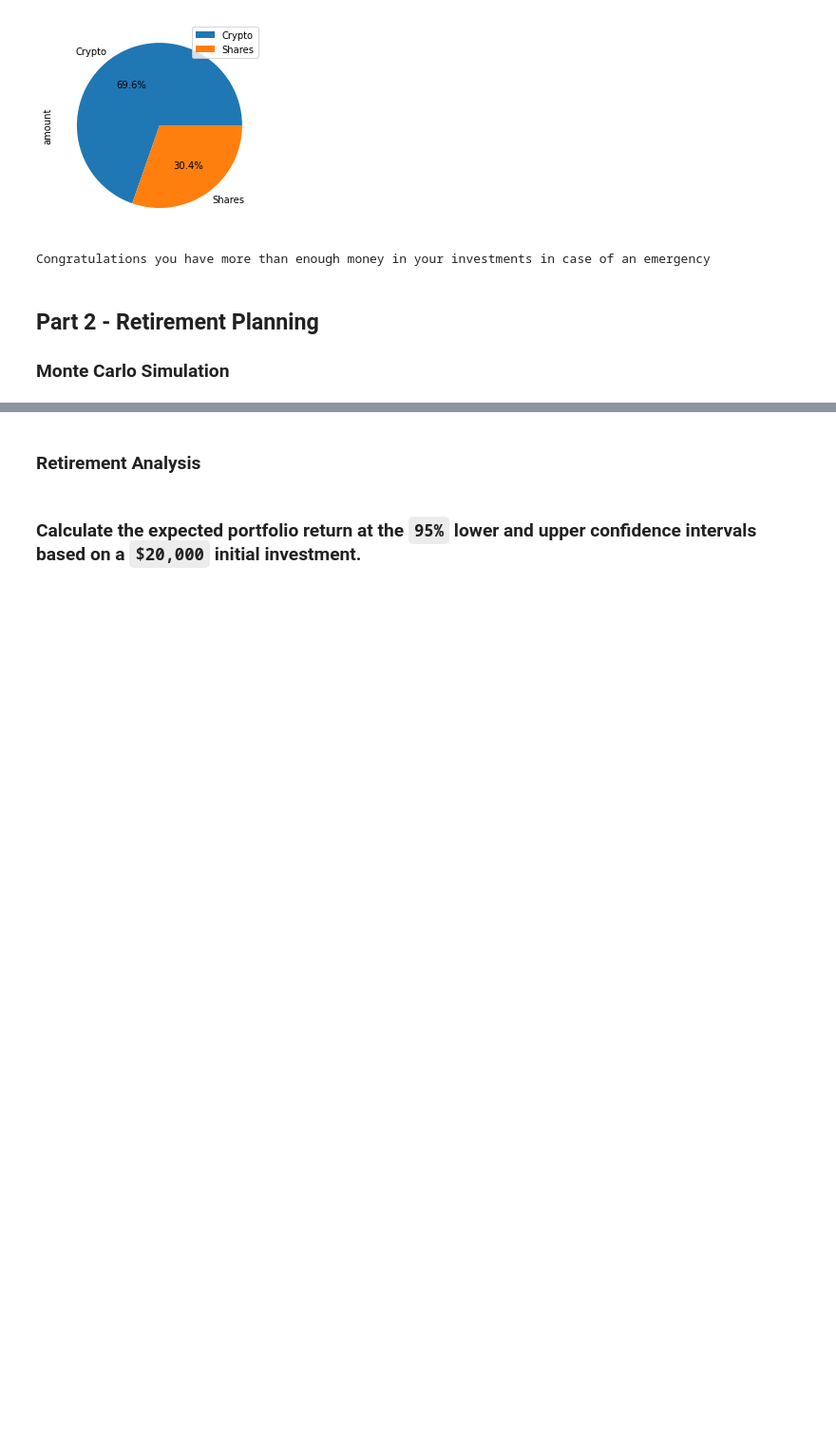
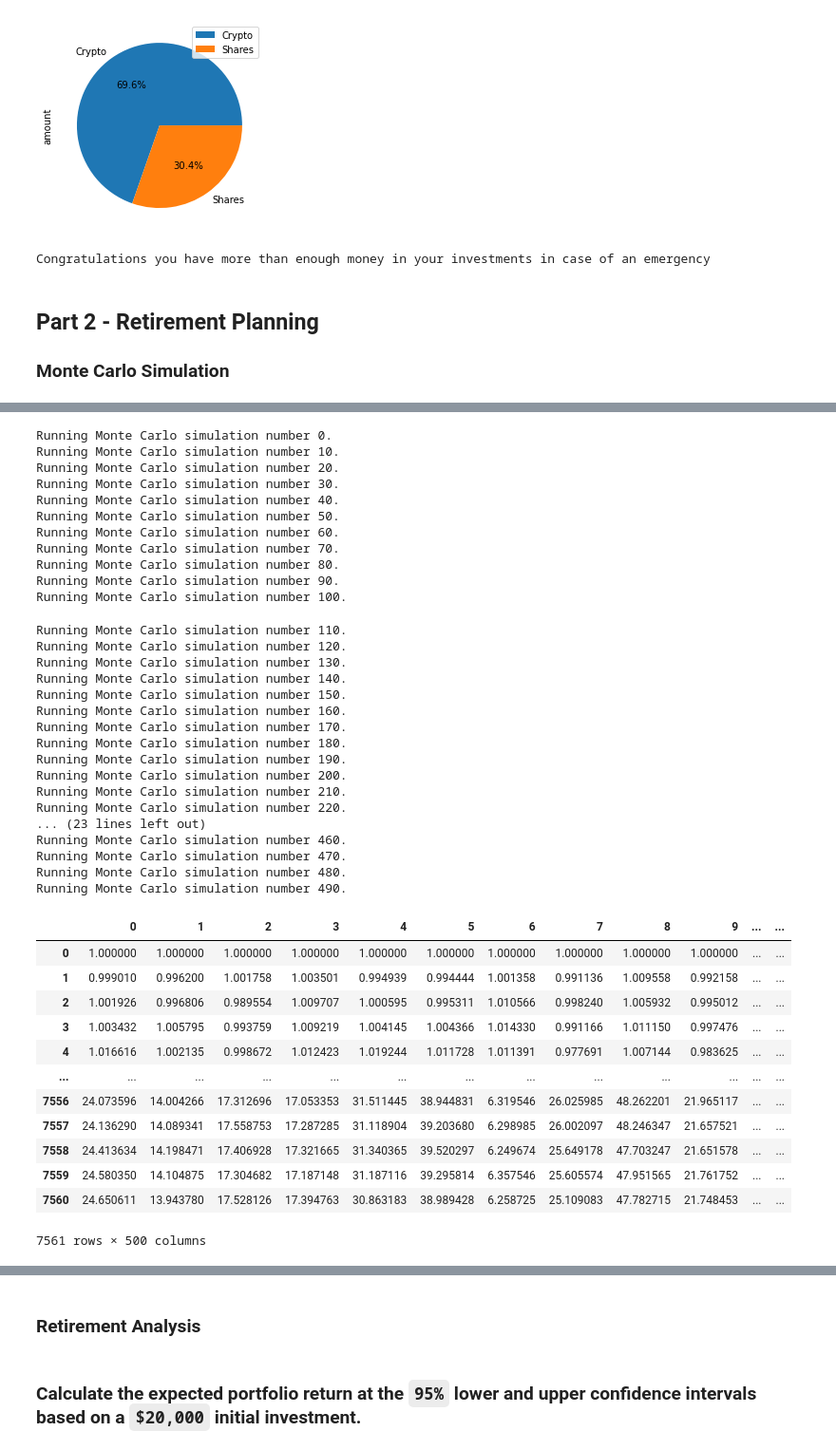
Before and after one commit to apfreeman/Unit-5-Financial-Planning, a Jupyter notebook: Starter_Code/financial-planner.ipynb, the cells around one changed output, grey strips where cells are left out. Shown: that part at 95% size. Cells and saved outputs as stored; diff of their text form; code cells hidden in the pictures; blank space fills up the shorter version.

```diff
--- a/Starter_Code/financial-planner.ipynb
+++ b/Starter_Code/financial-planner.ipynb
@@ -190,3 +235,45 @@ df_stock_data.head()
 # %%
-# Configuring a Monte Carlo simulation to forecast 30 years cumulative returns
-# YOUR CODE HERE!
+# Running a Monte Carlo simulation to forecast 30 years cumulative returns
+MC_40AGG_60SPY_dist.calc_cumulative_return()
+# %% [output]
+Running Monte Carlo simulation number 0.
+Running Monte Carlo simulation number 10.
+Running Monte Carlo simulation number 20.
+Running Monte Carlo simulation number 30.
+Running Monte Carlo simulation number 40.
+Running Monte Carlo simulation number 50.
+Running Monte Carlo simulation number 60.
+Running Monte Carlo simulation number 70.
+Running Monte Carlo simulation number 80.
+Running Monte Carlo simulation number 90.
+Running Monte Carlo simulation number 100.
+Running Monte Carlo simulation number 110.
+Running Monte Carlo simulation number 120.
+Running Monte Carlo simulation number 130.
+Running Monte Carlo simulation number 140.
+Running Monte Carlo simulation number 150.
+Running Monte Carlo simulation number 160.
+Running Monte Carlo simulation number 170.
+Running Monte Carlo simulation number 180.
+Running Monte Carlo simulation number 190.
+Running Monte Carlo simulation number 200.
+Running Monte Carlo simulation number 210.
+Running Monte Carlo simulation number 220.
+... (23 lines left out)
+Running Monte Carlo simulation number 460.
+Running Monte Carlo simulation number 470.
+Running Monte Carlo simulation number 480.
+Running Monte Carlo simulation number 490.
+|  | 0 | 1 | 2 | 3 | 4 | 5 | 6 | 7 | 8 | 9 | ... | ... |
+| 0 | 1.000000 | 1.000000 | 1.000000 | 1.000000 | 1.000000 | 1.000000 | 1.000000 | 1.000000 | 1.000000 | 1.000000 | ... | ... |
+| 1 | 0.999010 | 0.996200 | 1.001758 | 1.003501 | 0.994939 | 0.994444 | 1.001358 | 0.991136 | 1.009558 | 0.992158 | ... | ... |
+| 2 | 1.001926 | 0.996806 | 0.989554 | 1.009707 | 1.000595 | 0.995311 | 1.010566 | 0.998240 | 1.005932 | 0.995012 | ... | ... |
+| 3 | 1.003432 | 1.005795 | 0.993759 | 1.009219 | 1.004145 | 1.004366 | 1.014330 | 0.991166 | 1.011150 | 0.997476 | ... | ... |
+| 4 | 1.016616 | 1.002135 | 0.998672 | 1.012423 | 1.019244 | 1.011728 | 1.011391 | 0.977691 | 1.007144 | 0.983625 | ... | ... |
+| ... | ... | ... | ... | ... | ... | ... | ... | ... | ... | ... | ... | ... |
+| 7556 | 24.073596 | 14.004266 | 17.312696 | 17.053353 | 31.511445 | 38.944831 | 6.319546 | 26.025985 | 48.262201 | 21.965117 | ... | ... |
+| 7557 | 24.136290 | 14.089341 | 17.558753 | 17.287285 | 31.118904 | 39.203680 | 6.298985 | 26.002097 | 48.246347 | 21.657521 | ... | ... |
+| 7558 | 24.413634 | 14.198471 | 17.406928 | 17.321665 | 31.340365 | 39.520297 | 6.249674 | 25.649178 | 47.703247 | 21.651578 | ... | ... |
+| 7559 | 24.580350 | 14.104875 | 17.304682 | 17.187148 | 31.187116 | 39.295814 | 6.357546 | 25.605574 | 47.951565 | 21.761752 | ... | ... |
+| 7560 | 24.650611 | 13.943780 | 17.528126 | 17.394763 | 30.863183 | 38.989428 | 6.258725 | 25.109083 | 47.782715 | 21.748453 | ... | ... |
+7561 rows × 500 columns
```
Also changed, not shown: parts of 9 cells of this notebook.
